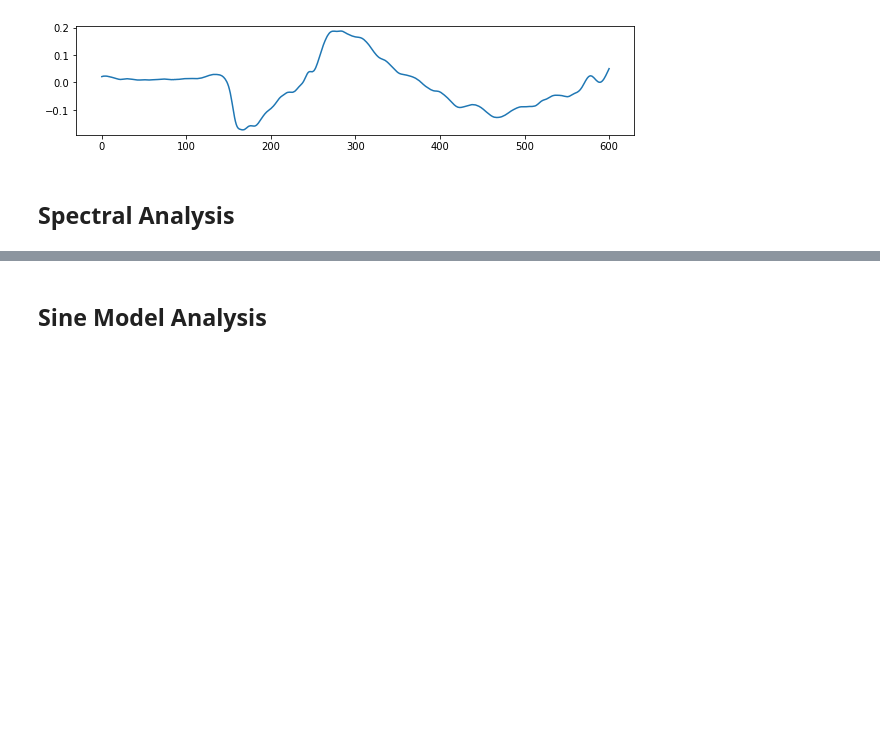
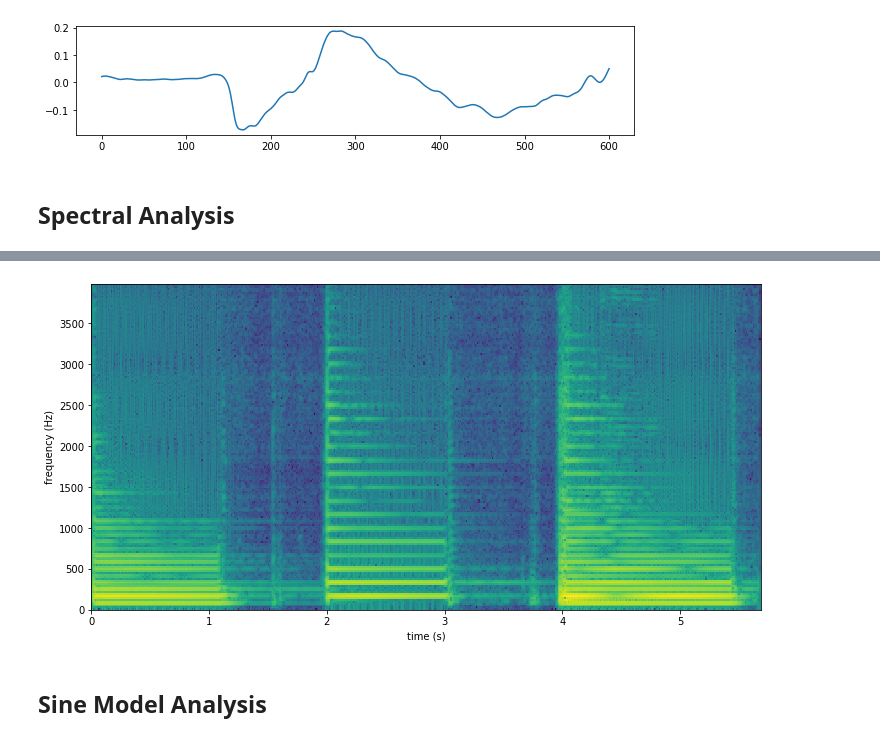
Before and after one commit to jhartquist/rtma, a Jupyter notebook: nbs/05_objects.ipynb, the cells around one changed output, grey strips where cells are left out. Drawn from its saved outputs; the diff is of its cells as text; code cells hidden in the pictures; blank space fills up the shorter version.

```diff
--- a/nbs/05_objects.ipynb
+++ b/nbs/05_objects.ipynb
@@ -226,3 +246,7 @@ sf.plot_phases()
+# %%
+sa.plot_magnitudes(4000);
+# %% [output]
+[figure, added]
 # %% [markdown]
 ## Sine Model Analysis
 # %%
```
Also changed, not shown: parts of 15 cells of this notebook.
